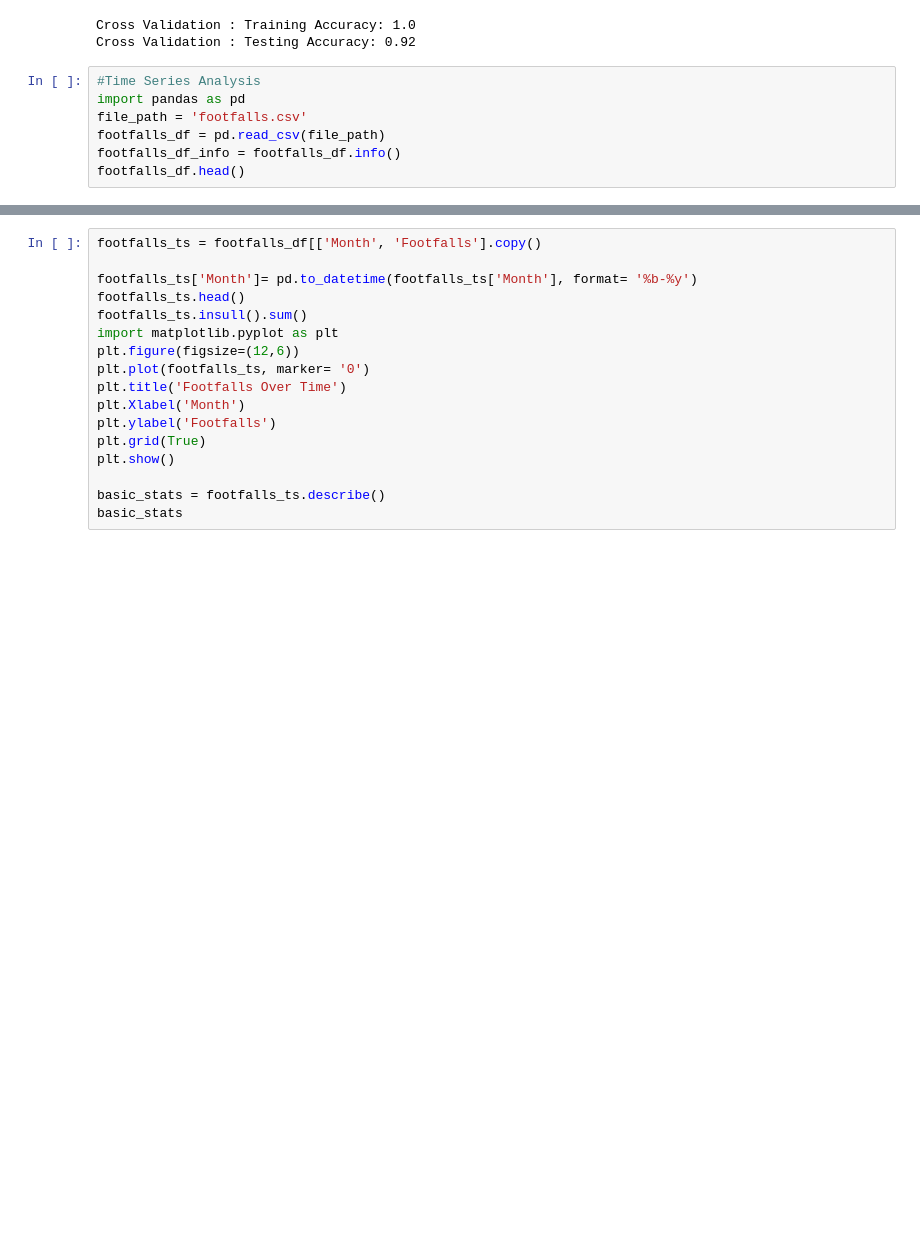
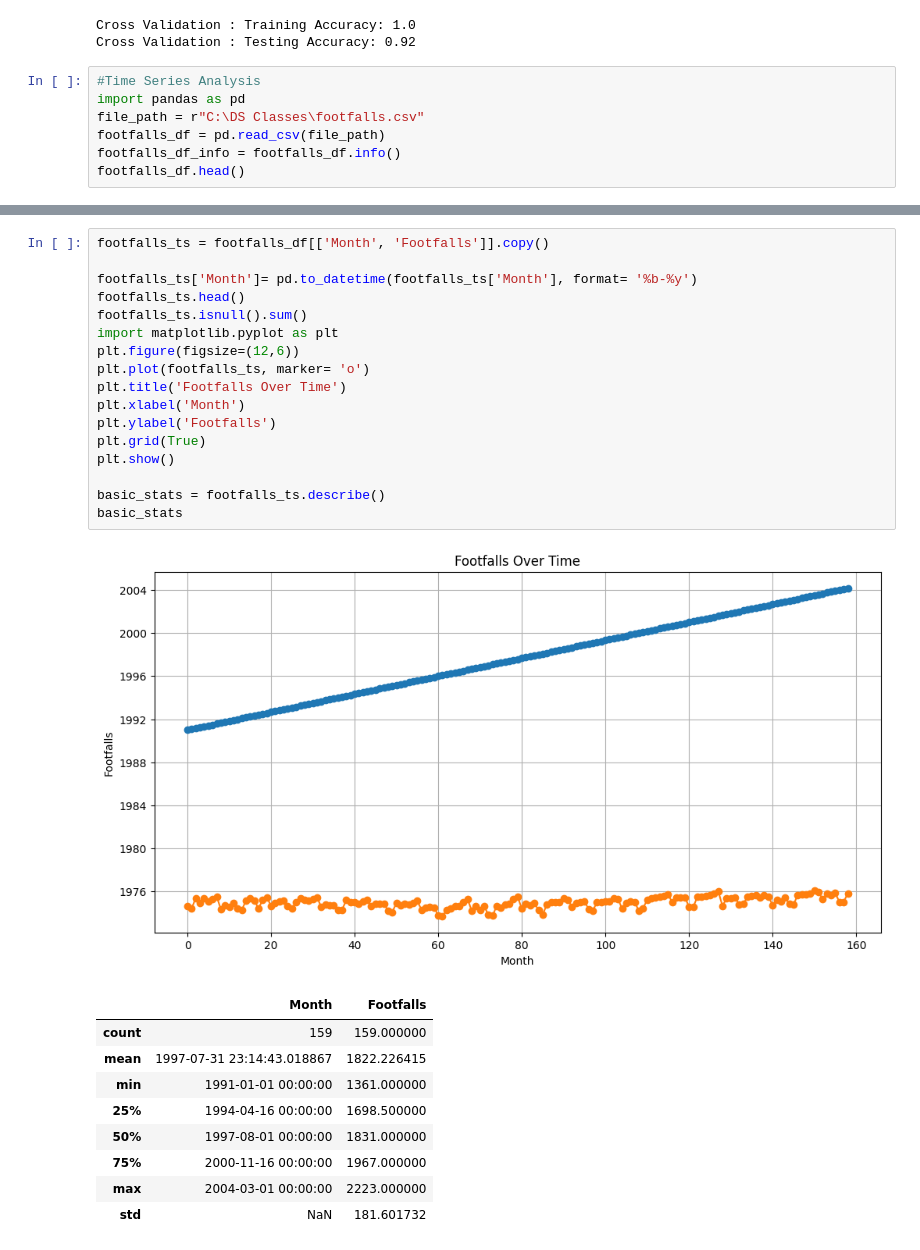
Before and after one commit to Mohammed-Zaheerullah/data-science-portfolio, a Jupyter notebook: core-data-science-practice.ipynb, the cells around one changed output, grey strips where cells are left out. Cells and saved outputs as stored; diff of their text form; blank space fills up the shorter version.

```diff
--- a/core-data-science-practice.ipynb
+++ b/core-data-science-practice.ipynb
@@ -2794,7 +2794,7 @@ Cross Validation : Testing Accuracy: 0.92
 # %%
 #Time Series Analysis
 import pandas as pd
-file_path = 'footfalls.csv'
+file_path = r"C:\DS Classes\footfalls.csv"
 footfalls_df = pd.read_csv(file_path)
 footfalls_df_info = footfalls_df.info()
 footfalls_df.head()
@@ -2801,17 +2817,28 @@ footfalls_df.head()
 # %%
-footfalls_ts = footfalls_df[['Month', 'Footfalls'].copy()
+footfalls_ts = footfalls_df[['Month', 'Footfalls']].copy()
 
 footfalls_ts['Month']= pd.to_datetime(footfalls_ts['Month'], format= '%b-%y')
 footfalls_ts.head()
-footfalls_ts.insull().sum()
+footfalls_ts.isnull().sum()
 import matplotlib.pyplot as plt
 plt.figure(figsize=(12,6))
-plt.plot(footfalls_ts, marker= '0')
+plt.plot(footfalls_ts, marker= 'o')
 plt.title('Footfalls Over Time')
-plt.Xlabel('Month')
+plt.xlabel('Month')
 plt.ylabel('Footfalls')
 plt.grid(True)
 plt.show()
 
 basic_stats = footfalls_ts.describe()
 basic_stats
+# %% [output]
+[figure, added]
+|  | Month | Footfalls |
+| count | 159 | 159.000000 |
+| mean | 1997-07-31 23:14:43.018867 | 1822.226415 |
+| min | 1991-01-01 00:00:00 | 1361.000000 |
+| 25% | 1994-04-16 00:00:00 | 1698.500000 |
+| 50% | 1997-08-01 00:00:00 | 1831.000000 |
+| 75% | 2000-11-16 00:00:00 | 1967.000000 |
+| max | 2004-03-01 00:00:00 | 2223.000000 |
+| std | NaN | 181.601732 |
```
Also changed, not shown: parts of 1 cell of this notebook.
